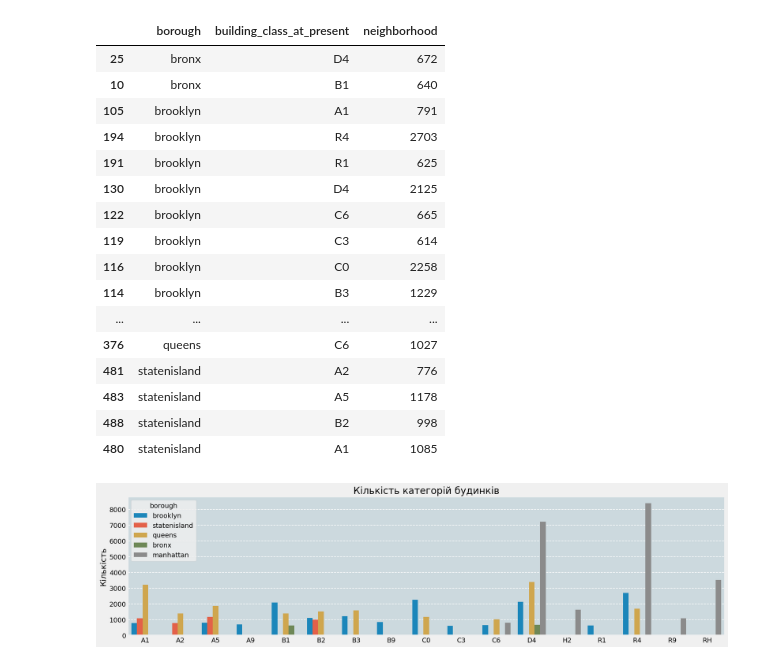
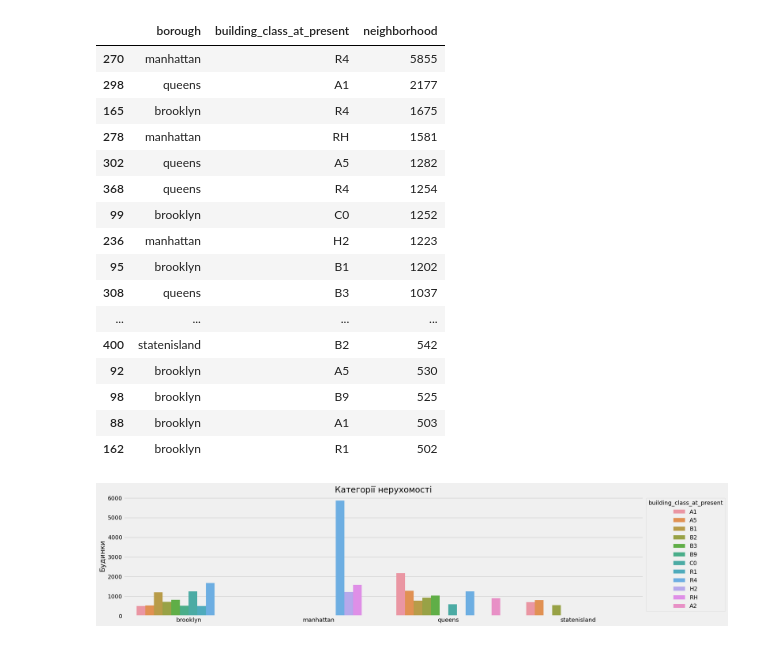
Before and after one commit to HarlamovGarik/dsml, a Jupyter notebook: Lab2/main.ipynb, the cells around one changed output. Cells and saved outputs as stored; diff of their text form; code cells hidden in the pictures.

```diff
--- a/Lab2/main.ipynb
+++ b/Lab2/main.ipynb
@@ -27,10 +1,14 @@ data_building_class = filter_data.groupby(["building_class_at_present"]).count()
 # %%
 import re
 import os
-
+import pandas as pd
+import seaborn as sns
+from matplotlib import pyplot as plt
+import matplotlib
+matplotlib.style.use('fivethirtyeight')
 DIR_PATH = "dataset/rollingsales/"
 datas = []
-CLEAN =["apart_ment_number","zip_code","block","lot","ease_ment","address","residential_units","commercial_units", "total_units",]
+CLEAN =["apart_ment_number","zip_code","block","lot","ease_ment","address","residential_units","commercial_units"]
 def find_path(value: str):
     return re.search("(?<=_)(.*?)(?=\.)", value).group(0)
 
@@ -53,11 +31,15 @@ for path in os.listdir(DIR_PATH):
                     data.columns]
     data.borough = borough_name
     purified_data = data.drop(CLEAN,axis=1)
-    filtered_data = purified_data[(purified_data.sale_price != None) & (purified_data.sale_date != None)]
-    datas.append(filtered_data)
+    filtered_data = purified_data[(purified_data.total_units >0) & (purified_data.land_square_feet > 0)]
+    filtered_data['quantile'] = pd.qcut(filtered_data.sale_price, 10, labels=False, duplicates='drop')
+    good = filtered_data[(filtered_data['quantile'] > 0) & (filtered_data['quantile'] < 10)]
+    datas.append(good)
 
 datas = pd.concat(datas)
 datas.insert(3, "type_building", [build_type_category(category) for category in datas.building_class_category.to_list()])
 datas.insert(len(datas.columns)-1, "quarter_group", [str(value.quarter) + "-quarter" for value in datas.sale_date.to_list()])
+datas['price_per_feet'] = datas.sale_price / datas.land_square_feet
+datas = datas[datas['price_per_feet'] > 0]
 datas
 # %% [output]
@@ -157,38 +137,34 @@ ax2.grid(False)
 # %%
-group_by_type_building = datas.groupby(["borough","building_class_at_present"], as_index=False).count()
-group_by_type_building = group_by_type_building[group_by_type_building.sale_price >600].sort_values("building_class_at_present")
+group_by_type_building_class = datas.groupby(["borough","building_class_at_present"], as_index=False).count()
+group_by_type_building_class = group_by_type_building_class[group_by_type_building_class.sale_price >500]
 fig, ax=plt.subplots(figsize=(20,5))
-sns.barplot(data=group_by_type_building,
-                x=group_by_type_building.building_class_at_present,
-                y=group_by_type_building.sale_price,
-                hue=group_by_type_building.borough,
+sns.barplot(data=group_by_type_building_class,
+                x=group_by_type_building_class.borough,
+                y=group_by_type_building_class.sale_price,
+                hue=group_by_type_building_class.building_class_at_present,
                 zorder=2)
-ax.grid('on', which='both', axis='y',
-        color="white",linestyle="dashed",linewidth=1.2,zorder=1)
-ax.set(title="Кількість категорій будинків", xlabel="", ylabel="Кількість")
-ax.set_facecolor("#ccd9de")
-group_by_type_building[group_by_type_building.borough=="statenisland"].loc[:,["borough","building_class_at_present","neighborhood"]]
-group_by_type_building[group_by_type_building.borough=="brooklyn"].loc[:,["borough","building_class_at_present","neighborhood"]].sort_values(["neighborhood"])
-group_by_type_building.loc[:,["borough","building_class_at_present","neighborhood"]].sort_values(["borough"])
+ax.set(title="Категорії нерухомості", xlabel="", ylabel="Будинки")
+sns.move_legend(ax, "upper left", bbox_to_anchor=(1, 1))
+group_by_type_building_class.loc[:,["borough","building_class_at_present","neighborhood"]].sort_values(["neighborhood","borough"],ascending=False)
 # %% [output]
 |  | borough | building_class_at_present | neighborhood |
-| 25 | bronx | D4 | 672 |
-| 10 | bronx | B1 | 640 |
-| 105 | brooklyn | A1 | 791 |
-| 194 | brooklyn | R4 | 2703 |
-| 191 | brooklyn | R1 | 625 |
-| 130 | brooklyn | D4 | 2125 |
-| 122 | brooklyn | C6 | 665 |
-| 119 | brooklyn | C3 | 614 |
-| 116 | brooklyn | C0 | 2258 |
-| 114 | brooklyn | B3 | 1229 |
+| 270 | manhattan | R4 | 5855 |
+| 298 | queens | A1 | 2177 |
+| 165 | brooklyn | R4 | 1675 |
+| 278 | manhattan | RH | 1581 |
+| 302 | queens | A5 | 1282 |
+| 368 | queens | R4 | 1254 |
+| 99 | brooklyn | C0 | 1252 |
+| 236 | manhattan | H2 | 1223 |
+| 95 | brooklyn | B1 | 1202 |
+| 308 | queens | B3 | 1037 |
 | ... | ... | ... | ... |
-| 376 | queens | C6 | 1027 |
-| 481 | statenisland | A2 | 776 |
-| 483 | statenisland | A5 | 1178 |
-| 488 | statenisland | B2 | 998 |
-| 480 | statenisland | A1 | 1085 |
+| 400 | statenisland | B2 | 542 |
+| 92 | brooklyn | A5 | 530 |
+| 98 | brooklyn | B9 | 525 |
+| 88 | brooklyn | A1 | 503 |
+| 162 | brooklyn | R1 | 502 |
-[figure, old version]
+[figure, new version]
 # %%
 group_by_tax_class = datas.groupby(["borough","tax_class_at_present"], as_index=False).count()
 group_by_tax_class = group_by_tax_class[group_by_tax_class.neighborhood > 250]
```
Also changed, not shown: parts of 10 cells of this notebook, 1 other file.
